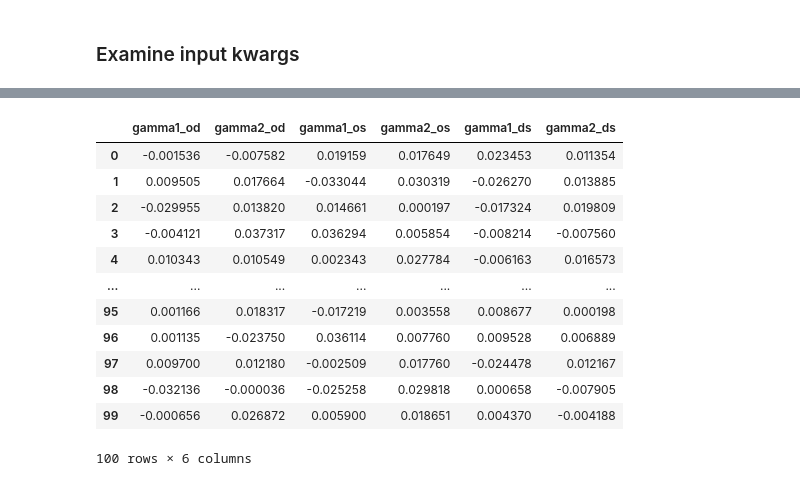
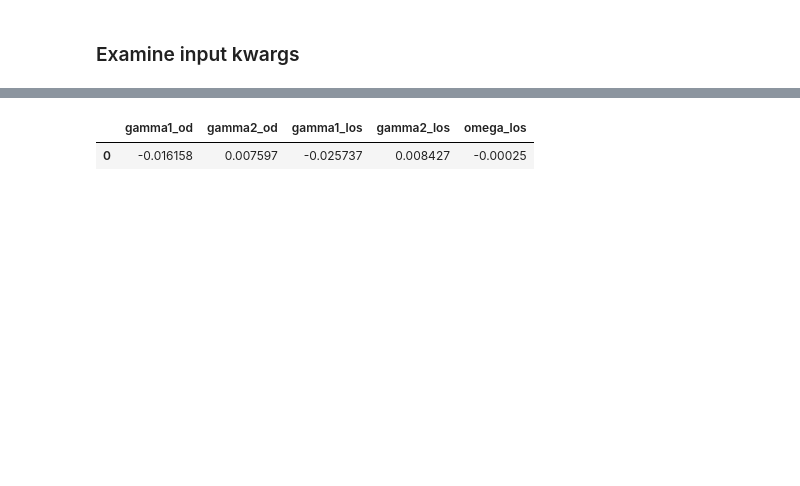
Before and after one commit to nataliehogg/analosis, a Jupyter notebook: analosis/notebooks/analosis_notebook.ipynb, the cells around one changed output, grey strips where cells are left out. Cells and saved outputs as stored; diff of their text form; code cells hidden in the pictures; blank space fills up the shorter version.

```diff
--- a/analosis/notebooks/analosis_notebook.ipynb
+++ b/analosis/notebooks/analosis_notebook.ipynb
@@ -113,17 +213,6 @@ in_kwargs
 # %%
-out_kwargs = pd.read_csv(path + '/datasets/baseline_no_ll_output_kwargs.csv')
+out_kwargs = pd.read_csv(path + '/datasets/baseline_minimal_missing_ellipticity_no_ll_output_kwargs.csv')
 out_kwargs
 # %% [output]
-|  | gamma1_od | gamma2_od | gamma1_os | gamma2_os | gamma1_ds | gamma2_ds |
-| 0 | -0.001536 | -0.007582 | 0.019159 | 0.017649 | 0.023453 | 0.011354 |
-| 1 | 0.009505 | 0.017664 | -0.033044 | 0.030319 | -0.026270 | 0.013885 |
-| 2 | -0.029955 | 0.013820 | 0.014661 | 0.000197 | -0.017324 | 0.019809 |
-| 3 | -0.004121 | 0.037317 | 0.036294 | 0.005854 | -0.008214 | -0.007560 |
-| 4 | 0.010343 | 0.010549 | 0.002343 | 0.027784 | -0.006163 | 0.016573 |
-| ... | ... | ... | ... | ... | ... | ... |
-| 95 | 0.001166 | 0.018317 | -0.017219 | 0.003558 | 0.008677 | 0.000198 |
-| 96 | 0.001135 | -0.023750 | 0.036114 | 0.007760 | 0.009528 | 0.006889 |
-| 97 | 0.009700 | 0.012180 | -0.002509 | 0.017760 | -0.024478 | 0.012167 |
-| 98 | -0.032136 | -0.000036 | -0.025258 | 0.029818 | 0.000658 | -0.007905 |
-| 99 | -0.000656 | 0.026872 | 0.005900 | 0.018651 | 0.004370 | -0.004188 |
+|  | gamma1_od | gamma2_od | gamma1_los | gamma2_los | omega_los |
+| 0 | -0.016158 | 0.007597 | -0.025737 | 0.008427 | -0.00025 |
-100 rows × 6 columns
```
Also changed, not shown: parts of 7 cells of this notebook, 1 other file.
